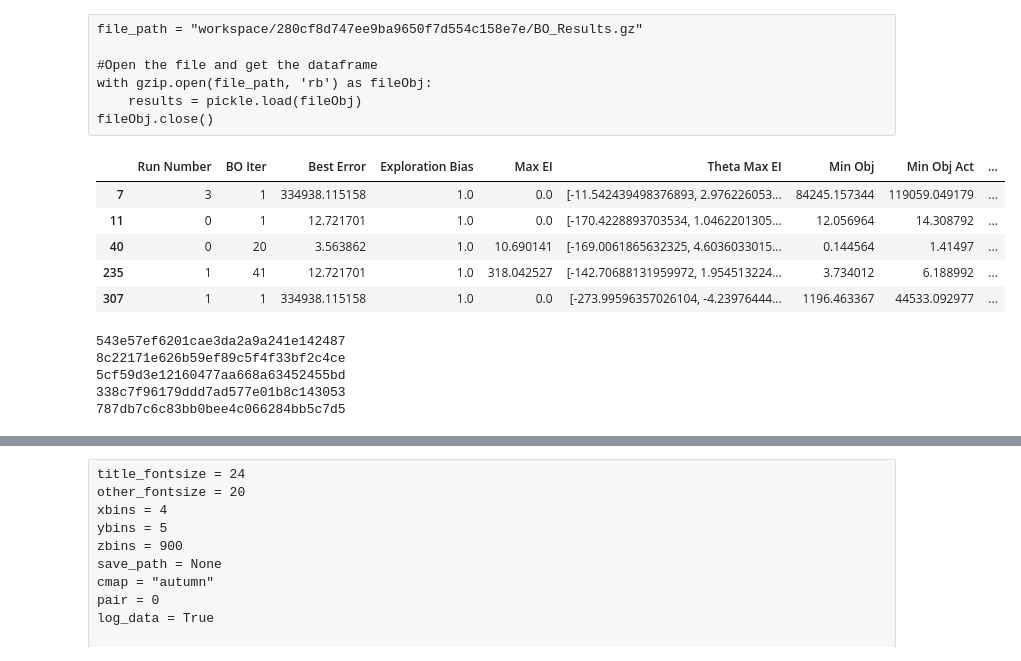
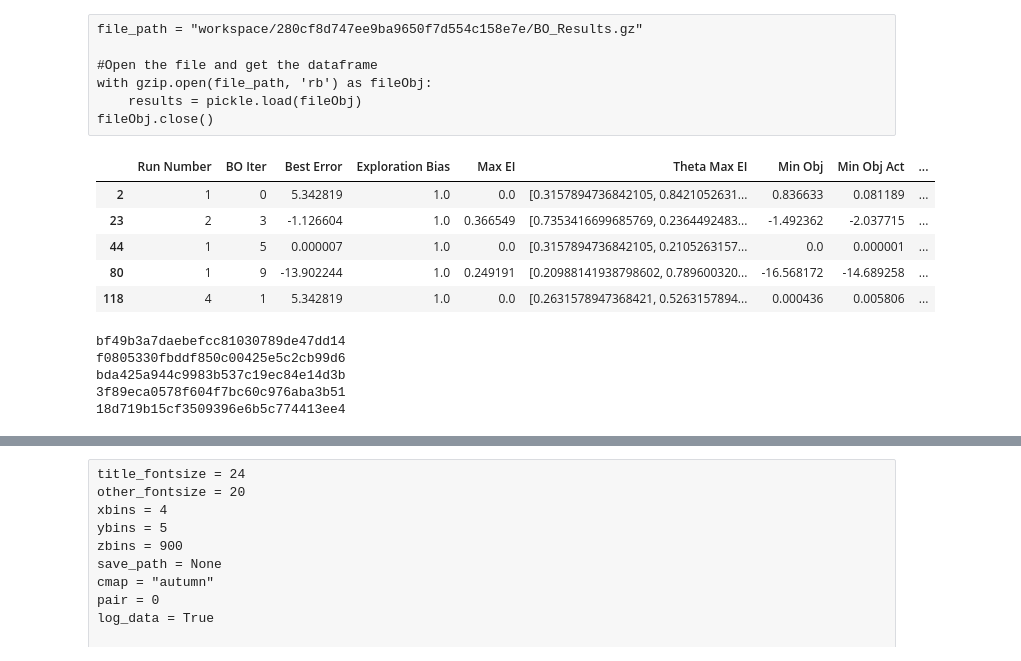
Before and after one commit to dowlinglab/GPBO_Emulators, a Jupyter notebook: experiment_analysis.ipynb, the cells around one changed output, grey strips where cells are left out. Saved outputs shown, nothing was run; the diff lists cells and outputs as text; code cells hidden in the pictures.

```diff
--- a/experiment_analysis.ipynb
+++ b/experiment_analysis.ipynb
@@ -55,15 +55,15 @@ import signac
 date_time_str = None
 meth_name_str_list = [1, 2, 3, 4, 5]
 study_id = "ep"
-save_csv = True
+save_csv = False
 
 
-criteria_dict = {"cs_name_val" : 8,
-                 "param_name_str" : "t1t2t3t4t5",
+criteria_dict = {"cs_name_val" : 1,
+                 "param_name_str" : "t1t2",
                  "retrain_GP": 25,
                  "num_x_data": 5,
                  "outputscl": 1,
-                 "num_val_pts": 0,
+                 "num_val_pts": 20,
                  "lenscl": None}
 
 df = pd.DataFrame()
@@ -78,30 +78,30 @@ for meth_name_val in meth_name_str_list:
 # df = df[df['EP Method Val'] == 4]
 # %%
 ### Get Best Data from ep experiment
-save_csv = True
+save_csv = False
 df_best = get_best_data(df, study_id, name_cs_str, theta_true, job_list, date_time_str, save_csv)
 df_best
 
 # df_best["Min Obj Act"].iloc[2]
 # save_path = "Results/" + study_id + "_study/" + cs_name + "/" + param_name_str + "/" +  study_id + "_study_best.csv"
 # df_best.to_csv(save_path, header = True)
 # #Get Mean Data from ep experiment
 # df_mean = get_mean_data(df, study_id, name_cs_str, theta_true, param_name_str, date_time_str, save_csv)
 # df_mean
 
 # #Get Median Data from ep experiment
 # df_median = get_median_data(df, study_id, name_cs_str, theta_true, param_name_str, date_time_str, save_csv)
 
 # #Get Median of Best Data from ep experiment
 # df_median_best = get_median_data(df_best, study_id, name_cs_str, theta_true, param_name_str, date_time_str, save_csv)
 # df_median_best
 # %% [output]
 |  | Run Number | BO Iter | Best Error | Exploration Bias | Max EI | Theta Max EI | Min Obj | Min Obj Act | ... |
-| 7 | 3 | 1 | 334938.115158 | 1.0 | 0.0 | [-11.542439498376893, 2.976226053... | 84245.157344 | 119059.049179 | ... |
-| 11 | 0 | 1 | 12.721701 | 1.0 | 0.0 | [-170.4228893703534, 1.0462201305... | 12.056964 | 14.308792 | ... |
-| 40 | 0 | 20 | 3.563862 | 1.0 | 10.690141 | [-169.0061865632325, 4.6036033015... | 0.144564 | 1.41497 | ... |
-| 235 | 1 | 41 | 12.721701 | 1.0 | 318.042527 | [-142.70688131959972, 1.954513224... | 3.734012 | 6.188992 | ... |
-| 307 | 1 | 1 | 334938.115158 | 1.0 | 0.0 | [-273.99596357026104, -4.23976444... | 1196.463367 | 44533.092977 | ... |
+| 2 | 1 | 0 | 5.342819 | 1.0 | 0.0 | [0.3157894736842105, 0.8421052631... | 0.836633 | 0.081189 | ... |
+| 23 | 2 | 3 | -1.126604 | 1.0 | 0.366549 | [0.7353416699685769, 0.2364492483... | -1.492362 | -2.037715 | ... |
+| 44 | 1 | 5 | 0.000007 | 1.0 | 0.0 | [0.3157894736842105, 0.2105263157... | 0.0 | 0.000001 | ... |
+| 80 | 1 | 9 | -13.902244 | 1.0 | 0.249191 | [0.20988141938798602, 0.789600320... | -16.568172 | -14.689258 | ... |
+| 118 | 4 | 1 | 5.342819 | 1.0 | 0.0 | [0.2631578947368421, 0.5263157894... | 0.000436 | 0.005806 | ... |
 # %%
 #Get only the jobs which are the best
 project = signac.get_project()
@@ -125,11 +125,11 @@ for meth_name_val in meth_name_str_list:
 for i in range(len(job_list_best)):
     print(job_list_best[i].id)
 # %% [output]
-543e57ef6201cae3da2a9a241e142487
-8c22171e626b59ef89c5f4f33bf2c4ce
-5cf59d3e12160477aa668a63452455bd
-338c7f96179ddd7ad577e01b8c143053
-787db7c6c83bb0bee4c066284bb5c7d5
+bf49b3a7daebefcc81030789de47dd14
+f0805330fbddf850c00425e5c2cb99d6
+bda425a944c9983b537c19ec84e14d3b
+3f89eca0578f604f7bc60c976aba3b51
+18d719b15cf3509396e6b5c774413ee4
 # %%
 #Make heat maps
 title_fontsize = 24
```
Also changed, not shown: parts of 3 cells of this notebook, 6 other files.
